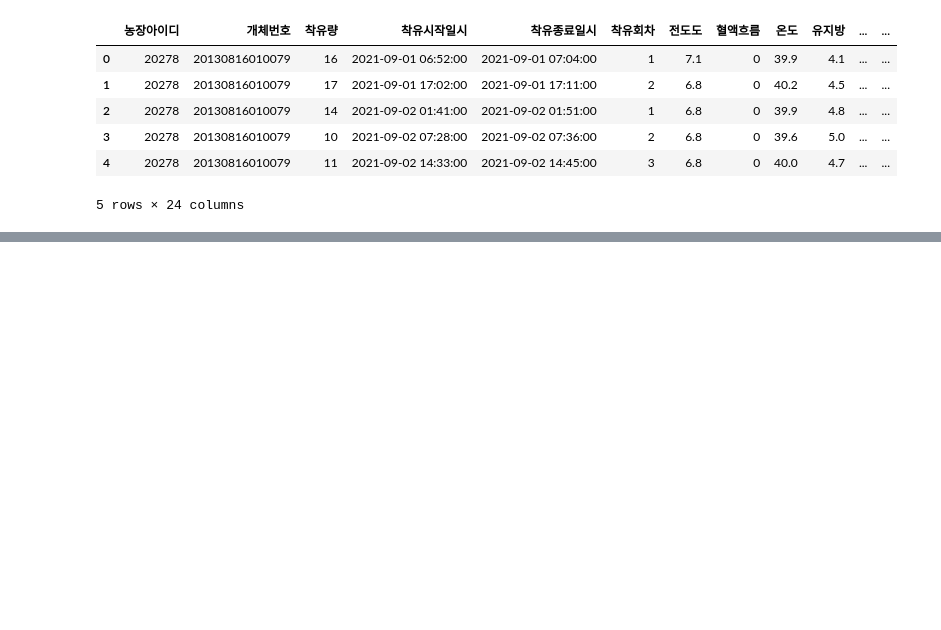
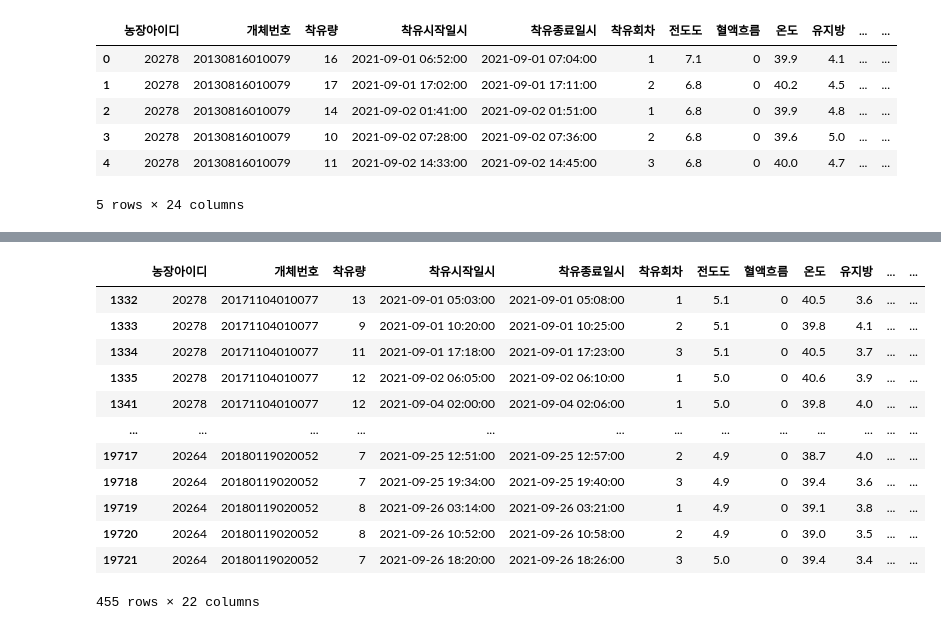
Before and after one commit to jiwon512/practical_project, a Jupyter notebook: 7조 최종 제출 코드/final_modeling.ipynb, the cells around one changed output, grey strips where cells are left out. Cells and saved outputs as stored; diff of their text form; code cells hidden in the pictures; blank space fills up the shorter version.

```diff
--- a/jiwon/final_modeling.ipynb
+++ b/7조 최종 제출 코드/final_modeling.ipynb
@@ -1129,0 +1252,16 @@ df_clean.to_csv("clean_test.csv", index=False, encoding='utf-8-sig')
+# %%
+df[df['전도도'] < 5.14 ]
+# %% [output]
+|  | 농장아이디 | 개체번호 | 착유량 | 착유시작일시 | 착유종료일시 | 착유회차 | 전도도 | 혈액흐름 | 온도 | 유지방 | ... | ... |
+| 1332 | 20278 | 20171104010077 | 13 | 2021-09-01 05:03:00 | 2021-09-01 05:08:00 | 1 | 5.1 | 0 | 40.5 | 3.6 | ... | ... |
+| 1333 | 20278 | 20171104010077 | 9 | 2021-09-01 10:20:00 | 2021-09-01 10:25:00 | 2 | 5.1 | 0 | 39.8 | 4.1 | ... | ... |
+| 1334 | 20278 | 20171104010077 | 11 | 2021-09-01 17:18:00 | 2021-09-01 17:23:00 | 3 | 5.1 | 0 | 40.5 | 3.7 | ... | ... |
+| 1335 | 20278 | 20171104010077 | 12 | 2021-09-02 06:05:00 | 2021-09-02 06:10:00 | 1 | 5.0 | 0 | 40.6 | 3.9 | ... | ... |
+| 1341 | 20278 | 20171104010077 | 12 | 2021-09-04 02:00:00 | 2021-09-04 02:06:00 | 1 | 5.0 | 0 | 39.8 | 4.0 | ... | ... |
+| ... | ... | ... | ... | ... | ... | ... | ... | ... | ... | ... | ... | ... |
+| 19717 | 20264 | 20180119020052 | 7 | 2021-09-25 12:51:00 | 2021-09-25 12:57:00 | 2 | 4.9 | 0 | 38.7 | 4.0 | ... | ... |
+| 19718 | 20264 | 20180119020052 | 7 | 2021-09-25 19:34:00 | 2021-09-25 19:40:00 | 3 | 4.9 | 0 | 39.4 | 3.6 | ... | ... |
+| 19719 | 20264 | 20180119020052 | 8 | 2021-09-26 03:14:00 | 2021-09-26 03:21:00 | 1 | 4.9 | 0 | 39.1 | 3.8 | ... | ... |
+| 19720 | 20264 | 20180119020052 | 8 | 2021-09-26 10:52:00 | 2021-09-26 10:58:00 | 2 | 4.9 | 0 | 39.0 | 3.5 | ... | ... |
+| 19721 | 20264 | 20180119020052 | 7 | 2021-09-26 18:20:00 | 2021-09-26 18:26:00 | 3 | 5.0 | 0 | 39.4 | 3.4 | ... | ... |
+455 rows × 22 columns
```
Also changed, not shown: parts of 6 cells of this notebook, 2 other files.
